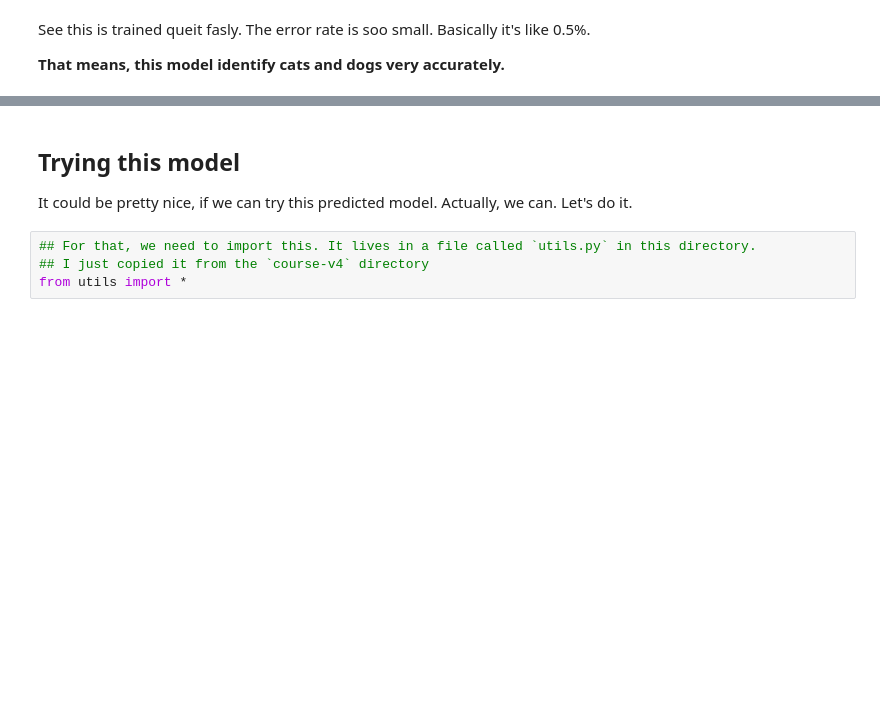
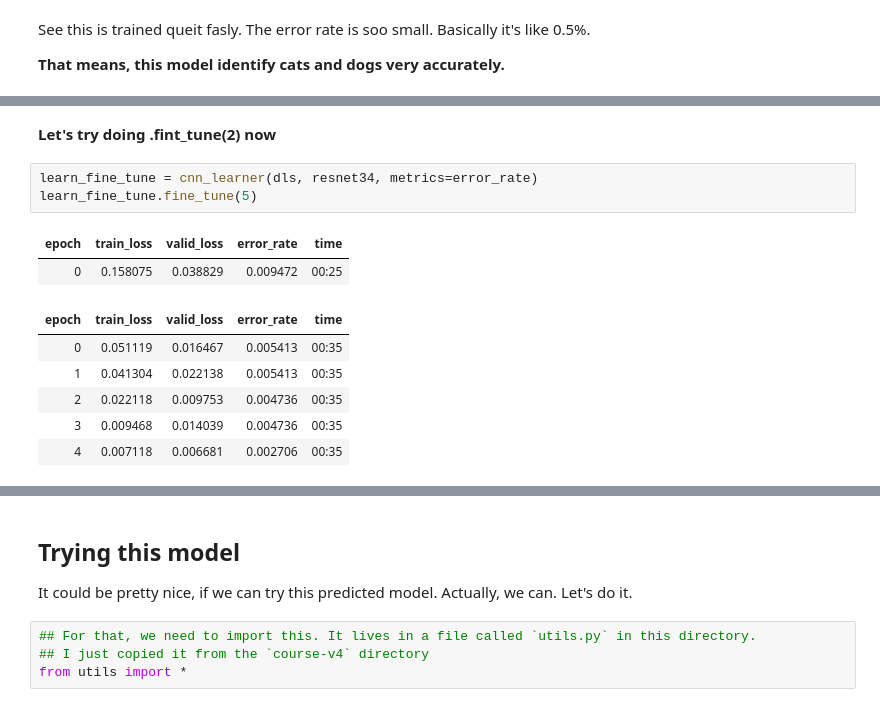
Before and after one commit to arunoda/fastai-v4, a Jupyter notebook: 01-intro.ipynb, the cells around one changed output, grey strips where cells are left out. Drawn from its saved outputs; the diff is of its cells as text; blank space fills up the shorter version.

```diff
--- a/01-intro.ipynb
+++ b/01-intro.ipynb
@@ -50,0 +69,14 @@ See this is trained queit fasly. The error rate is soo small. Basically it's lik
+# %% [markdown]
+**Let's try doing .fint_tune(2) now**
+# %%
+learn_fine_tune = cnn_learner(dls, resnet34, metrics=error_rate)
+learn_fine_tune.fine_tune(5)
+# %% [output]
+| epoch | train_loss | valid_loss | error_rate | time |
+| 0 | 0.158075 | 0.038829 | 0.009472 | 00:25 |
+| epoch | train_loss | valid_loss | error_rate | time |
+| 0 | 0.051119 | 0.016467 | 0.005413 | 00:35 |
+| 1 | 0.041304 | 0.022138 | 0.005413 | 00:35 |
+| 2 | 0.022118 | 0.009753 | 0.004736 | 00:35 |
+| 3 | 0.009468 | 0.014039 | 0.004736 | 00:35 |
+| 4 | 0.007118 | 0.006681 | 0.002706 | 00:35 |
```
Also changed, not shown: parts of 8 cells of this notebook.
